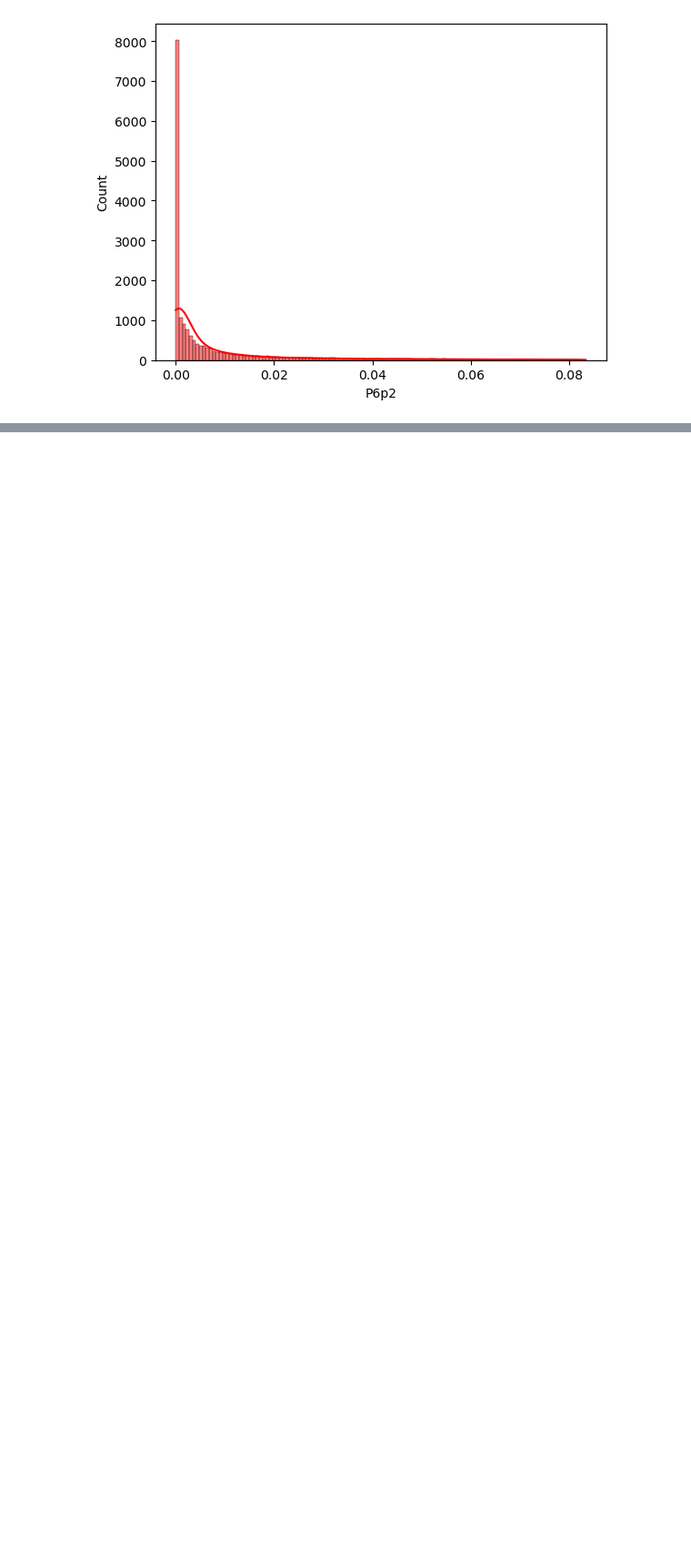
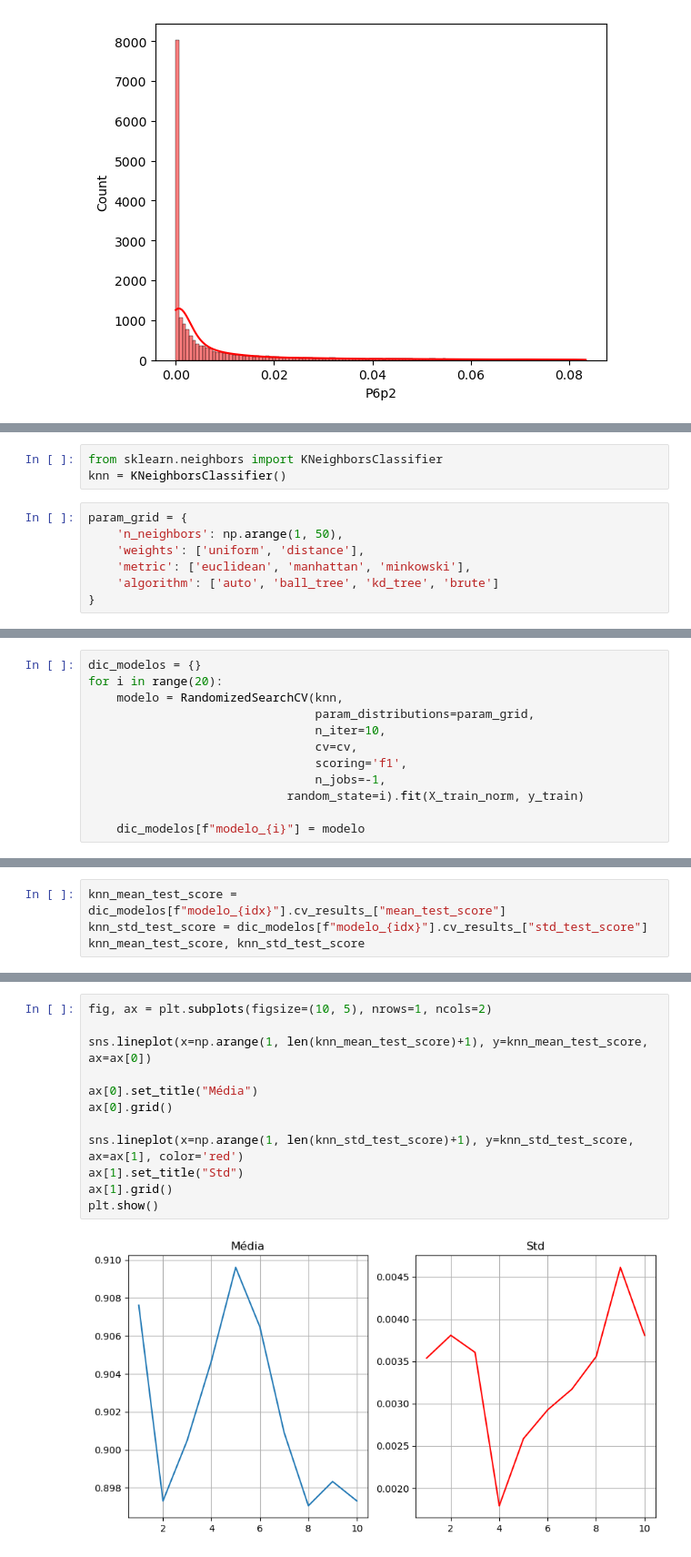
Before and after one commit to GabrielVasconcel/Projeto_AM_Final, a Jupyter notebook: main.ipynb, the cells around one changed output, grey strips where cells are left out. Shown at 91% size. Cells and saved outputs as stored; diff of their text form; blank space fills up the shorter version.

```diff
--- a/main.ipynb
+++ b/main.ipynb
@@ -274,0 +447,10 @@ plt.show()
+# %%
+from sklearn.neighbors import KNeighborsClassifier
+knn = KNeighborsClassifier()
+# %%
+param_grid = {
+    'n_neighbors': np.arange(1, 50),
+    'weights': ['uniform', 'distance'],
+    'metric': ['euclidean', 'manhattan', 'minkowski'],
+    'algorithm': ['auto', 'ball_tree', 'kd_tree', 'brute']
+}
@@ -274,0 +464,12 @@ plt.show()
+# %%
+dic_modelos = {}
+for i in range(20):
+    modelo = RandomizedSearchCV(knn,
+                                param_distributions=param_grid,
+                                n_iter=10,
+                                cv=cv,
+                                scoring='f1',
+                                n_jobs=-1,
+                            random_state=i).fit(X_train_norm, y_train)
+
+    dic_modelos[f"modelo_{i}"] = modelo
@@ -274,0 +518,4 @@ plt.show()
+# %%
+knn_mean_test_score = dic_modelos[f"modelo_{idx}"].cv_results_["mean_test_score"]
+knn_std_test_score = dic_modelos[f"modelo_{idx}"].cv_results_["std_test_score"]
+knn_mean_test_score, knn_std_test_score
@@ -274,0 +527,14 @@ plt.show()
+# %%
+fig, ax = plt.subplots(figsize=(10, 5), nrows=1, ncols=2)
+
+sns.lineplot(x=np.arange(1, len(knn_mean_test_score)+1), y=knn_mean_test_score, ax=ax[0])
+
+ax[0].set_title("Média")
+ax[0].grid()
+
+sns.lineplot(x=np.arange(1, len(knn_std_test_score)+1), y=knn_std_test_score, ax=ax[1], color='red')
+ax[1].set_title("Std")
+ax[1].grid()
+plt.show()
+# %% [output]
+[figure, added]
```
Also changed, not shown: parts of 359 cells of this notebook, 4 other files.
